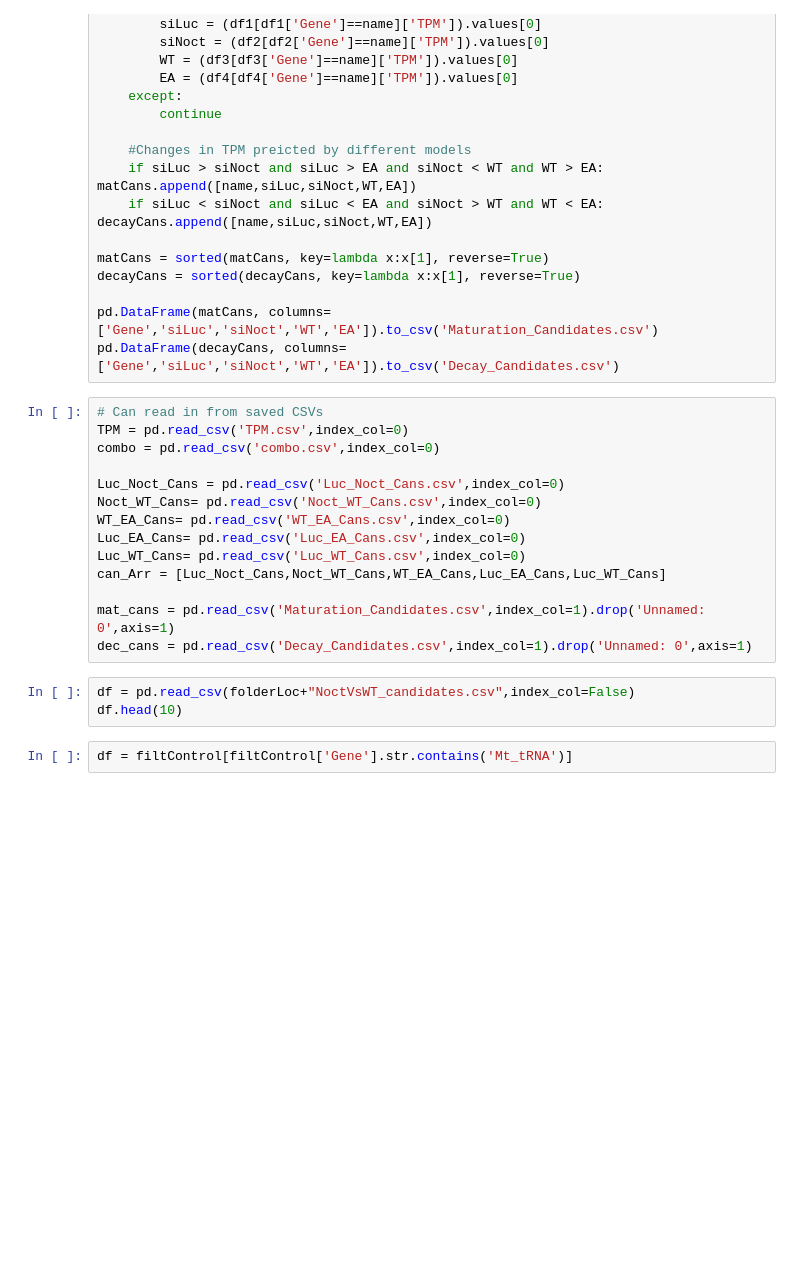
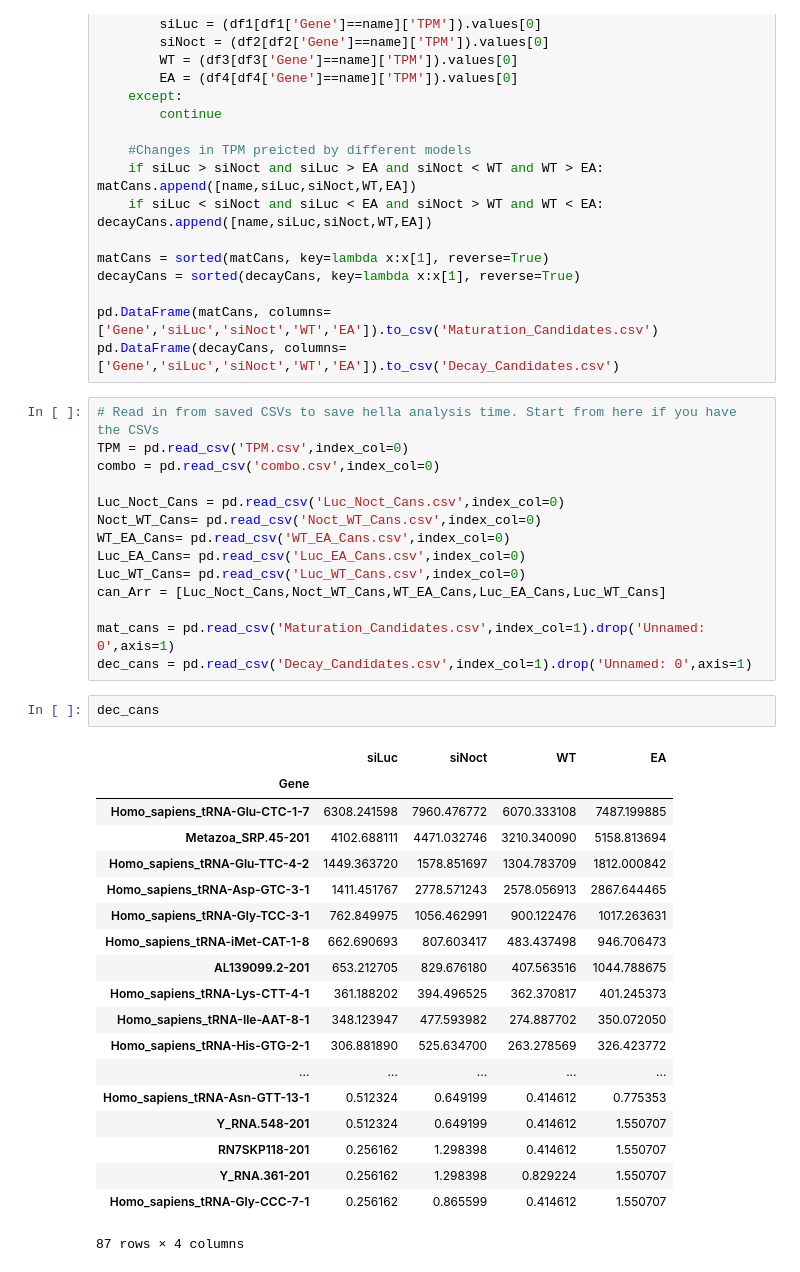
Before and after one commit to TimNicholsonShaw/AnOThER-Seq, a Jupyter notebook: notebooks/nocturnin.ipynb, the cells around one changed output. Saved outputs shown, nothing was run; the diff lists cells and outputs as text; blank space fills up the shorter version.

Commit message:
Crushing the analysis

```diff
--- a/notebooks/nocturnin.ipynb
+++ b/notebooks/nocturnin.ipynb
@@ -252,7 +250,7 @@ decayCans = sorted(decayCans, key=lambda x:x[1], reverse=True)
 pd.DataFrame(matCans, columns=['Gene','siLuc','siNoct','WT','EA']).to_csv('Maturation_Candidates.csv')
 pd.DataFrame(decayCans, columns=['Gene','siLuc','siNoct','WT','EA']).to_csv('Decay_Candidates.csv')
 # %%
-# Can read in from saved CSVs
+# Read in from saved CSVs to save hella analysis time. Start from here if you have the CSVs
 TPM = pd.read_csv('TPM.csv',index_col=0)
 combo = pd.read_csv('combo.csv',index_col=0)
 
@@ -265,8 +263,25 @@ can_Arr = [Luc_Noct_Cans,Noct_WT_Cans,WT_EA_Cans,Luc_EA_Cans,Luc_WT_Cans]
 
 mat_cans = pd.read_csv('Maturation_Candidates.csv',index_col=1).drop('Unnamed: 0',axis=1)
 dec_cans = pd.read_csv('Decay_Candidates.csv',index_col=1).drop('Unnamed: 0',axis=1)
-# %%
-df = pd.read_csv(folderLoc+"NoctVsWT_candidates.csv",index_col=False)
-df.head(10)
-# %%
-df = filtControl[filtControl['Gene'].str.contains('Mt_tRNA')]
+# %%
+dec_cans
+# %% [output]
+|  | siLuc | siNoct | WT | EA |
+| Gene |  |  |  |  |
+| Homo_sapiens_tRNA-Glu-CTC-1-7 | 6308.241598 | 7960.476772 | 6070.333108 | 7487.199885 |
+| Metazoa_SRP.45-201 | 4102.688111 | 4471.032746 | 3210.340090 | 5158.813694 |
+| Homo_sapiens_tRNA-Glu-TTC-4-2 | 1449.363720 | 1578.851697 | 1304.783709 | 1812.000842 |
+| Homo_sapiens_tRNA-Asp-GTC-3-1 | 1411.451767 | 2778.571243 | 2578.056913 | 2867.644465 |
+| Homo_sapiens_tRNA-Gly-TCC-3-1 | 762.849975 | 1056.462991 | 900.122476 | 1017.263631 |
+| Homo_sapiens_tRNA-iMet-CAT-1-8 | 662.690693 | 807.603417 | 483.437498 | 946.706473 |
+| AL139099.2-201 | 653.212705 | 829.676180 | 407.563516 | 1044.788675 |
+| Homo_sapiens_tRNA-Lys-CTT-4-1 | 361.188202 | 394.496525 | 362.370817 | 401.245373 |
+| Homo_sapiens_tRNA-Ile-AAT-8-1 | 348.123947 | 477.593982 | 274.887702 | 350.072050 |
+| Homo_sapiens_tRNA-His-GTG-2-1 | 306.881890 | 525.634700 | 263.278569 | 326.423772 |
+| ... | ... | ... | ... | ... |
+| Homo_sapiens_tRNA-Asn-GTT-13-1 | 0.512324 | 0.649199 | 0.414612 | 0.775353 |
+| Y_RNA.548-201 | 0.512324 | 0.649199 | 0.414612 | 1.550707 |
+| RN7SKP118-201 | 0.256162 | 1.298398 | 0.414612 | 1.550707 |
+| Y_RNA.361-201 | 0.256162 | 1.298398 | 0.829224 | 1.550707 |
+| Homo_sapiens_tRNA-Gly-CCC-7-1 | 0.256162 | 0.865599 | 0.414612 | 1.550707 |
+87 rows × 4 columns
```
Also changed, not shown: parts of 12 cells of this notebook.
